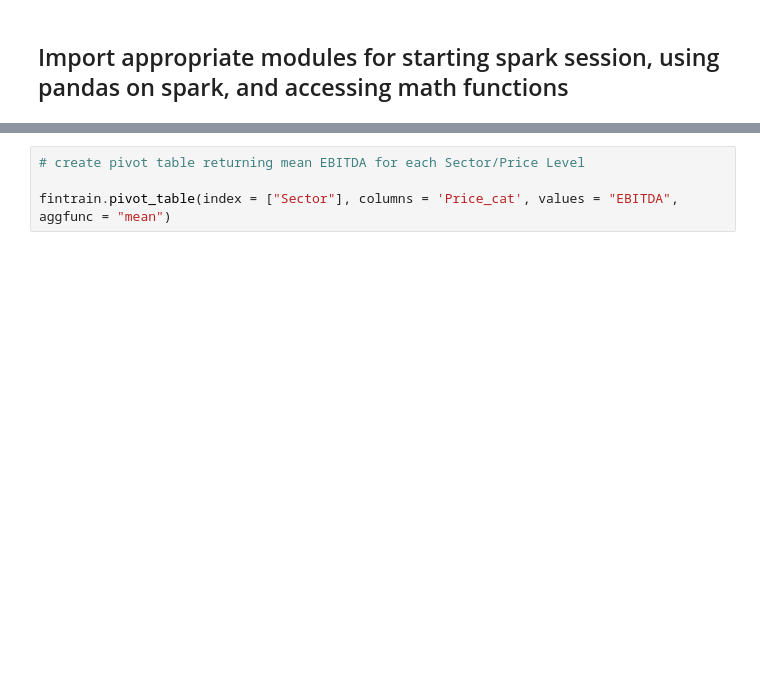
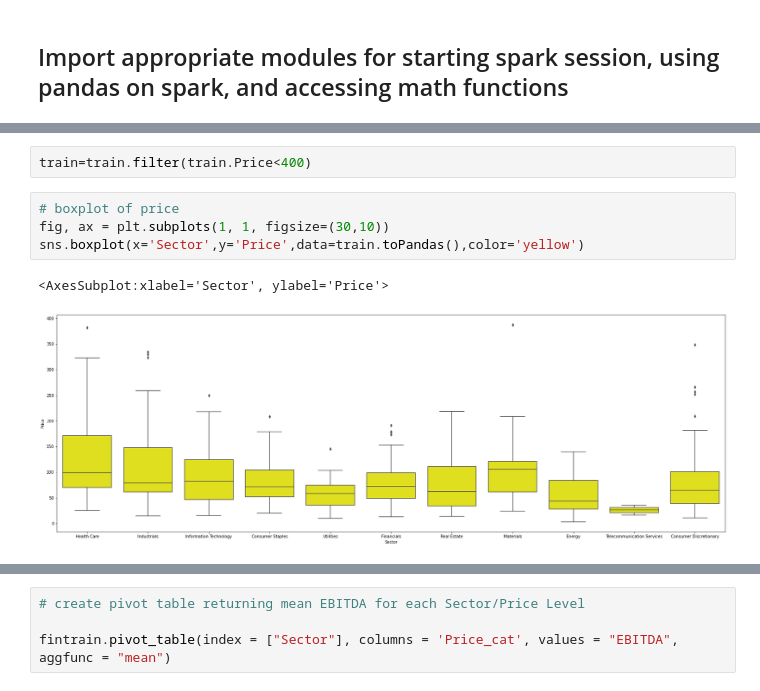
Before and after one commit to atbiggie/ST590FinalProject, a Jupyter notebook: FinalProjectGroup16.ipynb, the cells around one changed output, grey strips where cells are left out. Saved outputs shown, nothing was run; the diff lists cells and outputs as text; blank space fills up the shorter version.

```diff
--- a/FinalProjectGroup16.ipynb
+++ b/FinalProjectGroup16.ipynb
@@ -197,0 +251,9 @@ fintrain.describe()
+# %%
+train=train.filter(train.Price<400)
+# %%
+# boxplot of price
+fig, ax = plt.subplots(1, 1, figsize=(30,10))
+sns.boxplot(x='Sector',y='Price',data=train.toPandas(),color='yellow')
+# %% [output]
+<AxesSubplot:xlabel='Sector', ylabel='Price'>
+[figure, added]
```
Also changed, not shown: parts of 41 cells of this notebook.
